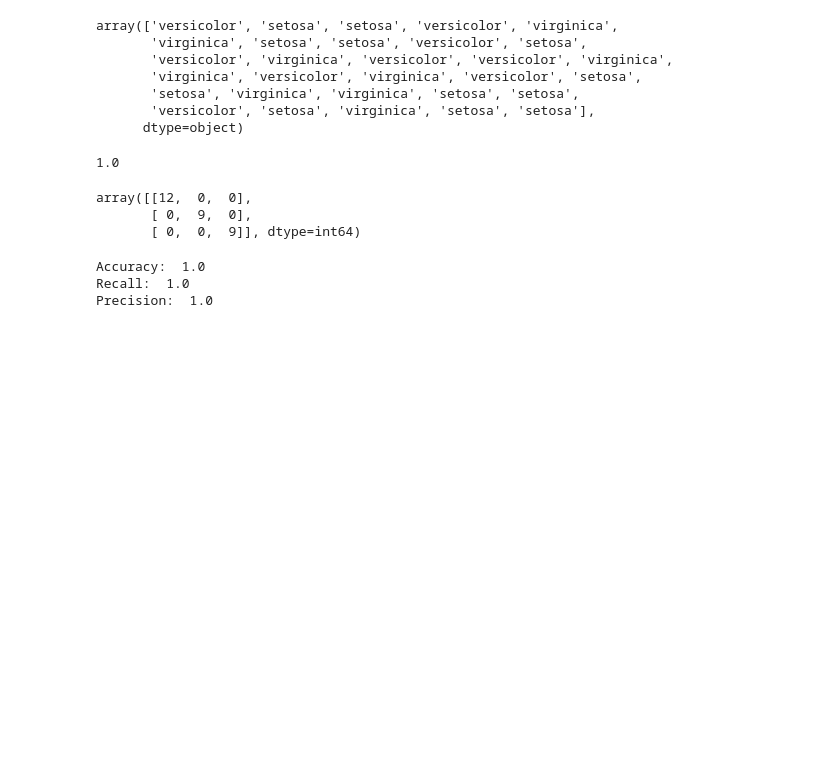
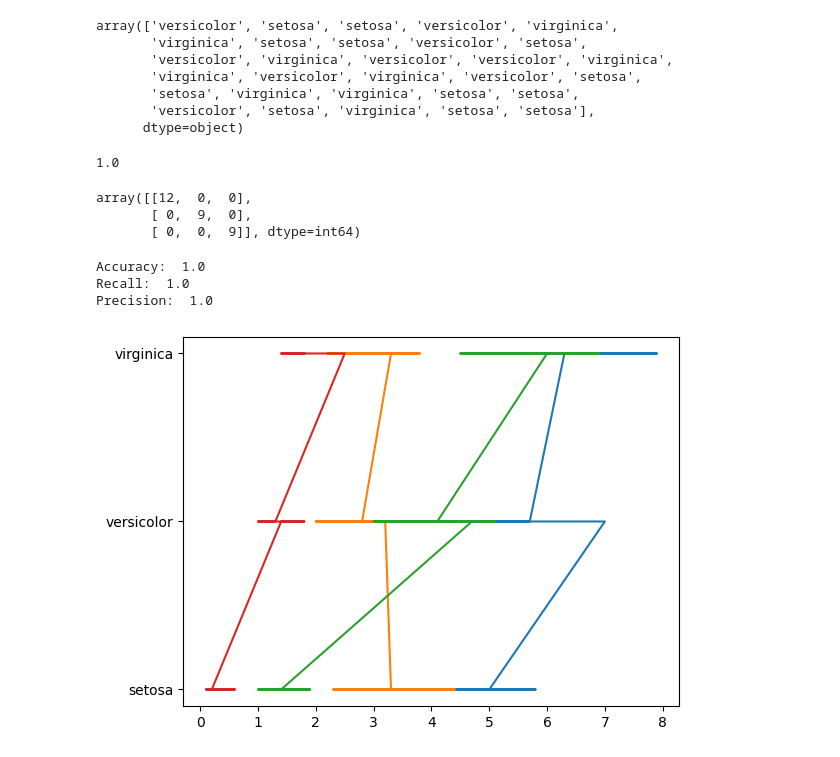
Before and after one commit to Dhruv-958/DS, a Jupyter notebook: Logistic_Regression.ipynb, the cells around one changed output. Drawn from its saved outputs; the diff is of its cells as text; code cells hidden in the pictures; blank space fills up the shorter version.

```diff
--- a/Logistic_Regression.ipynb
+++ b/Logistic_Regression.ipynb
@@ -91,3 +91,9 @@ print("Accuracy: ", accuracy_score(y_test,y_predict),"\nRecall: ", recall_score(
 Accuracy:  1.0
 Recall:  1.0
 Precision:  1.0
+# %%
+import matplotlib.pyplot as plt
+plt.plot(x,y)
+plt.show()
+# %% [output]
+[figure, added]
```
Also changed, not shown: parts of 1 cell of this notebook.
